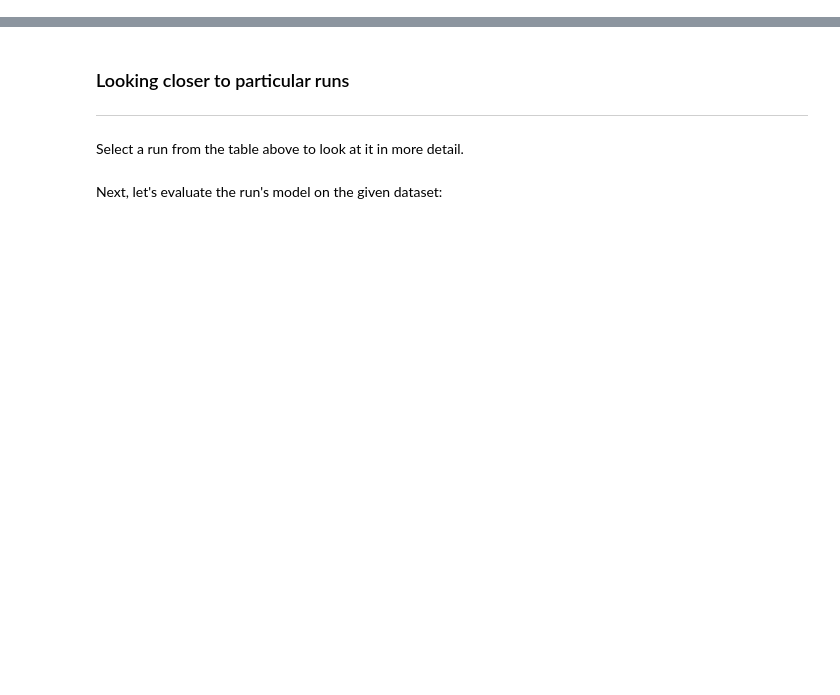
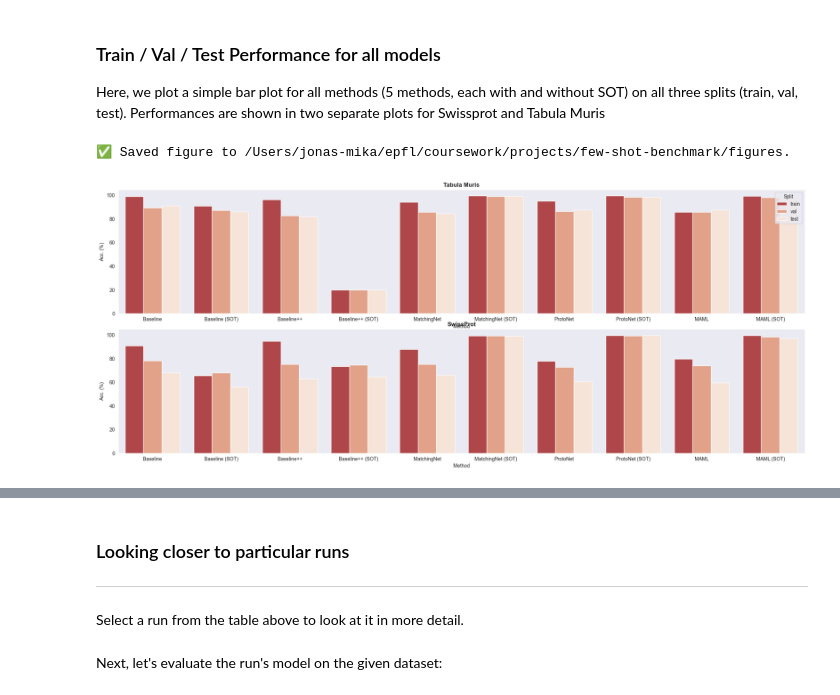
Before and after one commit to mikasenghaas/few-shot-benchmark, a Jupyter notebook: notebooks/analysis.ipynb, the cells around one changed output, grey strips where cells are left out. Cells and saved outputs as stored; diff of their text form; code cells hidden in the pictures; blank space fills up the shorter version.

Commit message:
feat(*) visualisations for general benchmark and show-way analysis

```diff
--- a/notebooks/analysis.ipynb
+++ b/notebooks/analysis.ipynb
@@ -52,0 +97,8 @@ FIGURE_DIR = os.path.join(ROOT_DIR, "figures")
+# %%
+# Get all runs for experiment `benchmark`
+GROUP = "benchmark"
+USER = "mikasenghaas"
+
+group_runs = [run for run in runs if run.group ==
+              GROUP and run.state == "finished"]
+print(f"✅ Found {len(group_runs)} runs")
@@ -58,0 +140,10 @@ Let's start by loading all runs from the given experiment group.
+# %%
+# Group tuning runs by experiment configuration
+df_best_runs = utils.get_best_run(df_runs, metric=("eval", "val/acc"))
+print(f"✅ Filtered to {len(df_best_runs)} best runs.")
+
+# Let's also save two separate dataframes for the two different datasets
+df_best_runs_tm = df_best_runs[df_best_runs[("config", "dataset")] == "tabula_muris"]
+df_best_runs_sp = df_best_runs[df_best_runs[("config", "dataset")] == "swissprot"]
+
+df_best_runs.head()
@@ -58,0 +159,62 @@ Let's start by loading all runs from the given experiment group.
+# %% [markdown]
+### Train / Val / Test Performance for all models
+
+Here, we plot a simple bar plot for all methods (5 methods, each with and
+without SOT) on all three splits (train, val, test). Performances are shown in
+two separate plots for Swissprot and Tabula Muris
+# %%
+# Performance by split for all methods
+fig, axs = plt.subplots(nrows=2, figsize=(20, 8))
+fig.tight_layout()
+
+
+def pivot_acc(df):
+    tmp = []
+    for i, best_model in df.iterrows():
+        for split in ["train", "val", "test"]:
+            method_name = get_name(
+                best_model[("config", "method")], best_model[("config", "use_sot")]
+            )
+            tmp.append(
+                {
+                    "method": method_name,
+                    "split": split,
+                    "acc": best_model[("eval", f"{split}/acc")],
+                }
+            )
+    return pd.DataFrame(tmp)
+
+
+sns.barplot(
+    pivot_acc(df_best_runs_tm),
+    x="method",
+    y="acc",
+    hue="split",
+    order=STYLED_METHODS_WITH_SOT,
+    ax=axs[0],
+)
+sns.barplot(
+    pivot_acc(df_best_runs_sp),
+    x="method",
+    y="acc",
+    hue="split",
+    order=STYLED_METHODS_WITH_SOT,
+    ax=axs[1],
+)
+# Set title
+axs[0].set_title("Tabula Muris", fontweight="bold")
+axs[1].set_title("SwissProt", fontweight="bold")
+
+# Disable legend on first subplot
+axs[0].get_legend().set_title("Split")
+axs[1].get_legend().remove()
+
+for ax in axs:
+    ax.set_xlabel("Method")
+    ax.set_ylabel("Acc. (%)")
+
+fig.savefig(os.path.join(FIGURE_DIR, "benchmark-split-perf.pdf"), bbox_inches="tight")
+print(f"✅ Saved figure to {FIGURE_DIR}.")
+# %% [output]
+✅ Saved figure to /Users/jonas-mika/epfl/coursework/projects/few-shot-benchmark/figures.
+[figure, added]
```
Also changed, not shown: parts of 31 cells of this notebook, 3 other files.
